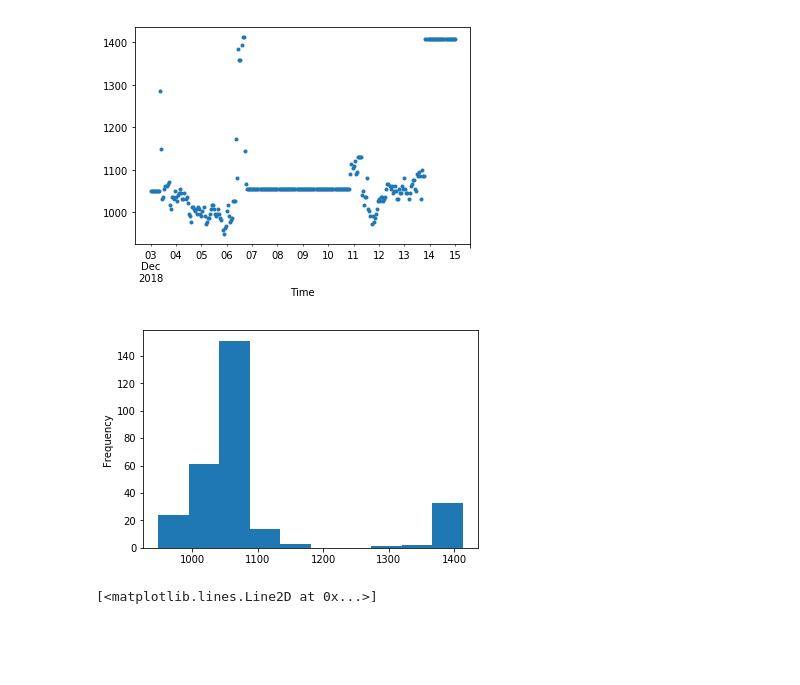
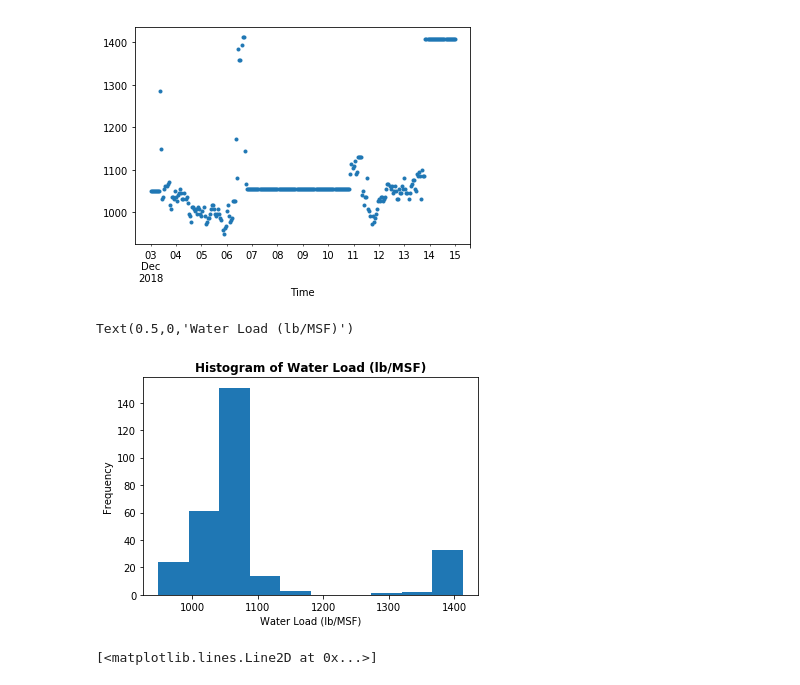
Before and after one commit to gillespilon/noob, a Jupyter notebook: graphs.ipynb, the cells around one changed output. Cells and saved outputs as stored; diff of their text form; code cells hidden in the pictures; blank space fills up the shorter version.

Commit message:
Tidy histogram.

```diff
--- a/graphs.ipynb
+++ b/graphs.ipynb
@@ -83,10 +83,14 @@ ax = df.plot.line(y='Water Load (lb/MSF)',
 [figure]
 # %%
 # Create a histogram.
-ax = df.plot.hist(y='Water Load (lb/MSF)',
-                  legend=False)
+ax3 = df.plot.hist(y='Water Load (lb/MSF)',
+                   legend=False)
+ax3.set_title('Histogram of '+ 'Water Load (lb/MSF)',
+              fontweight='bold')
+ax3.set_xlabel('Water Load (lb/MSF)')
 # %% [output]
+Text(0.5,0,'Water Load (lb/MSF)')
-[figure, old version]
+[figure, new version]
 # %%
 # Create a normal probability plot.
 from scipy import stats
```
